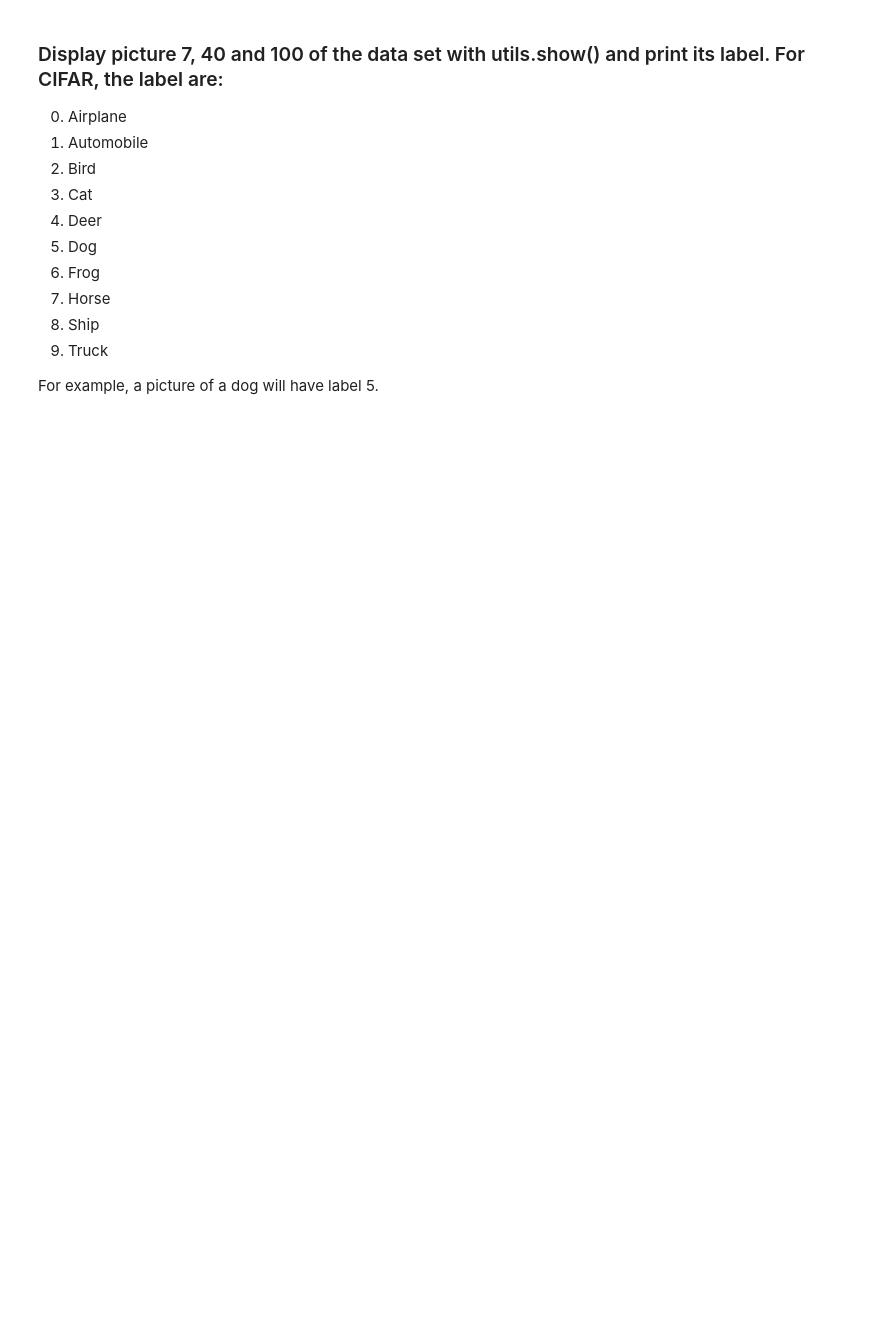
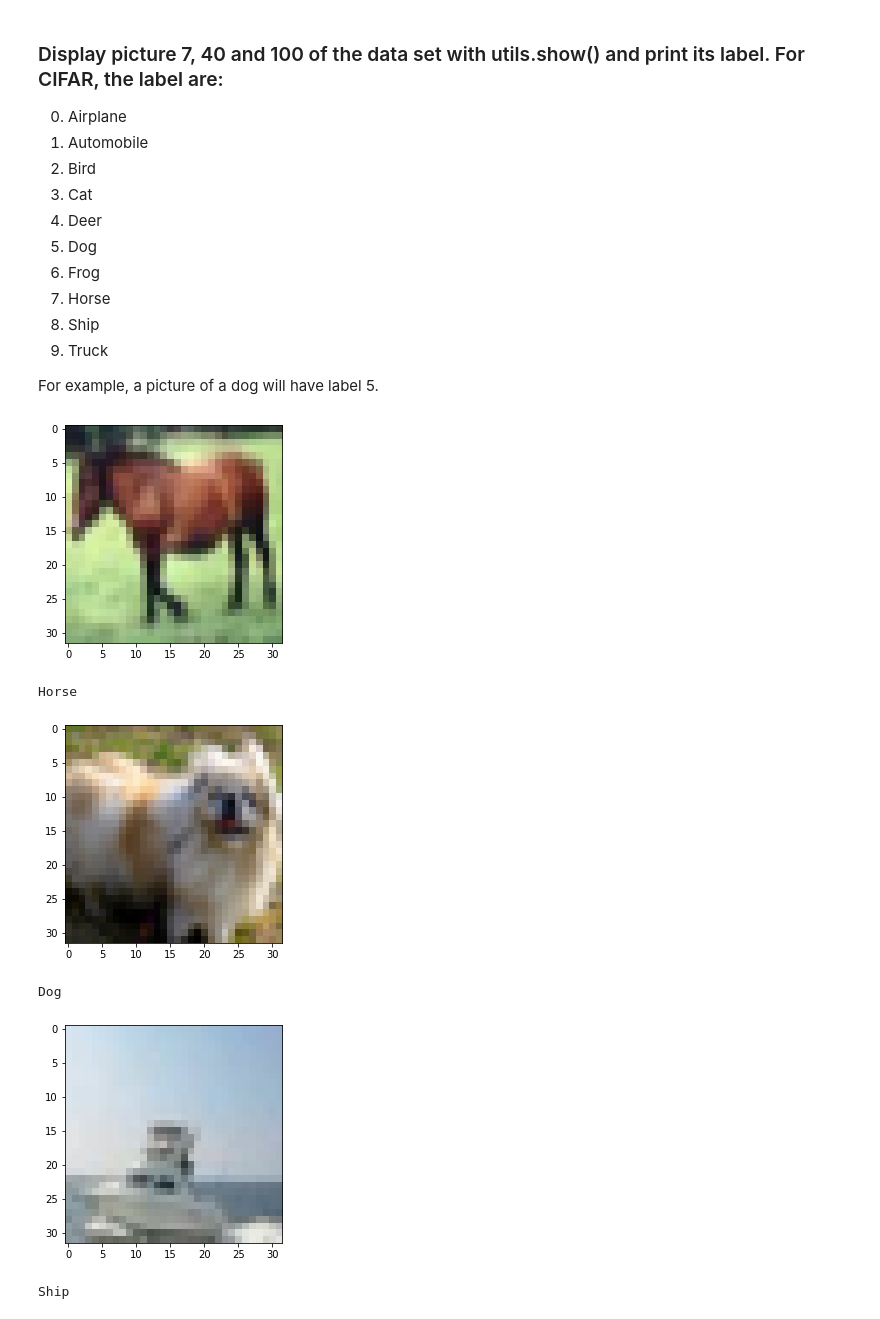
Before and after one commit to JardiT/DL_1920, a Jupyter notebook: codes/1_tutorial/lab03_pytorch_2/pytorch_data_manipulation_exercise.ipynb, the cells around one changed output. Saved outputs shown, nothing was run; the diff lists cells and outputs as text; code cells hidden in the pictures; blank space fills up the shorter version.

```diff
--- a/codes/1_tutorial/lab03_pytorch_2/pytorch_data_manipulation_exercise.ipynb
+++ b/codes/1_tutorial/lab03_pytorch_2/pytorch_data_manipulation_exercise.ipynb
@@ -152,0 +173,15 @@ For example, a picture of a dog will have label 5.
+# %%
+lbls = ['Airplane','Automobile','Bird','Cat','Deer','Dog','Frog','Horse','Ship','Truck']
+show(data[7])
+print(lbls[int(label[7].item())])
+show(data[40])
+print(lbls[int(label[40].item())])
+show(data[100])
+print(lbls[int(label[100].item())])
+# %% [output]
+[figure, added]
+Horse
+[figure, added]
+Dog
+[figure, added]
+Ship
```
Also changed, not shown: parts of 22 cells of this notebook.
